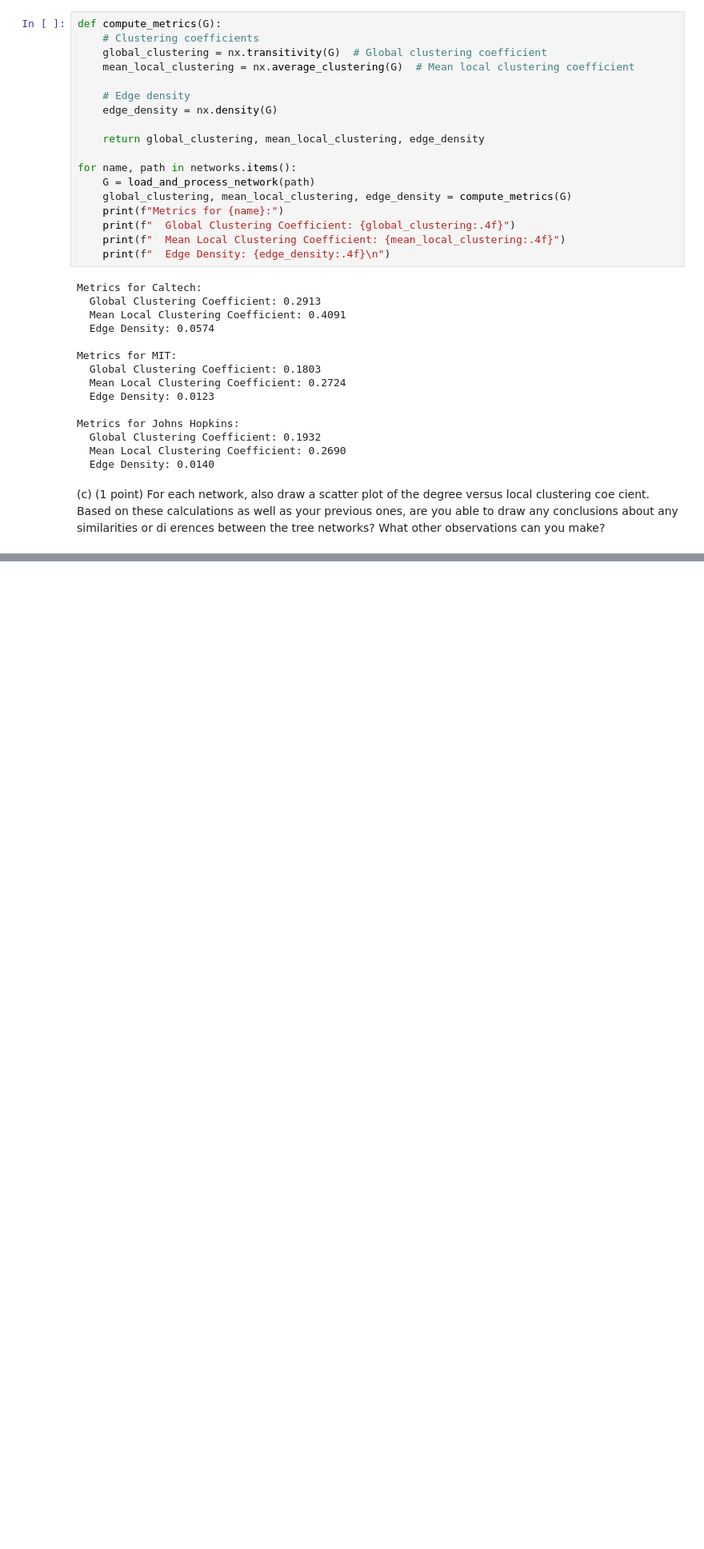
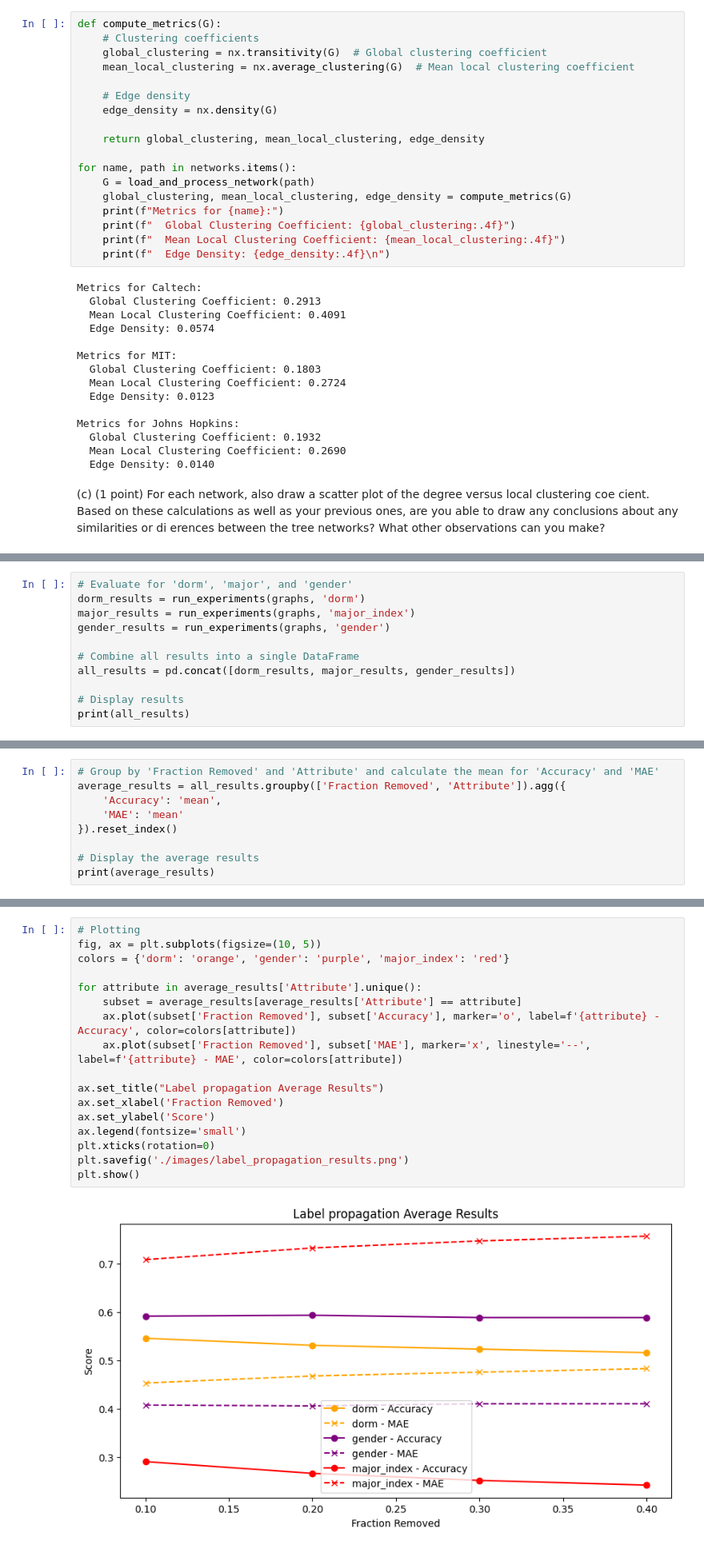
Before and after one commit to ArthurMbraga/network-science-and-graph-learning, a Jupyter notebook: project.ipynb, the cells around one changed output, grey strips where cells are left out. Shown at 80% size. Drawn from its saved outputs; the diff is of its cells as text; blank space fills up the shorter version.

```diff
--- a/project.ipynb
+++ b/project.ipynb
@@ -124,0 +686,11 @@ for name, path in networks.items():
+# %%
+# Evaluate for 'dorm', 'major', and 'gender'
+dorm_results = run_experiments(graphs, 'dorm')
+major_results = run_experiments(graphs, 'major_index')
+gender_results = run_experiments(graphs, 'gender')
+
+# Combine all results into a single DataFrame
+all_results = pd.concat([dorm_results, major_results, gender_results])
+
+# Display results
+print(all_results)
@@ -124,0 +712,9 @@ for name, path in networks.items():
+# %%
+# Group by 'Fraction Removed' and 'Attribute' and calculate the mean for 'Accuracy' and 'MAE'
+average_results = all_results.groupby(['Fraction Removed', 'Attribute']).agg({
+	'Accuracy': 'mean',
+	'MAE': 'mean'
+}).reset_index()
+
+# Display the average results
+print(average_results)
@@ -124,0 +735,19 @@ for name, path in networks.items():
+# %%
+# Plotting
+fig, ax = plt.subplots(figsize=(10, 5))
+colors = {'dorm': 'orange', 'gender': 'purple', 'major_index': 'red'}
+
+for attribute in average_results['Attribute'].unique():
+    subset = average_results[average_results['Attribute'] == attribute]
+    ax.plot(subset['Fraction Removed'], subset['Accuracy'], marker='o', label=f'{attribute} - Accuracy', color=colors[attribute])
+    ax.plot(subset['Fraction Removed'], subset['MAE'], marker='x', linestyle='--', label=f'{attribute} - MAE', color=colors[attribute])
+
+ax.set_title("Label propagation Average Results")
+ax.set_xlabel('Fraction Removed')
+ax.set_ylabel('Score')
+ax.legend(fontsize='small')
+plt.xticks(rotation=0)
+plt.savefig('./images/label_propagation_results.png')
+plt.show()
+# %% [output]
+[figure, added]
```
Also changed, not shown: parts of 32 cells of this notebook, 19 other files.
